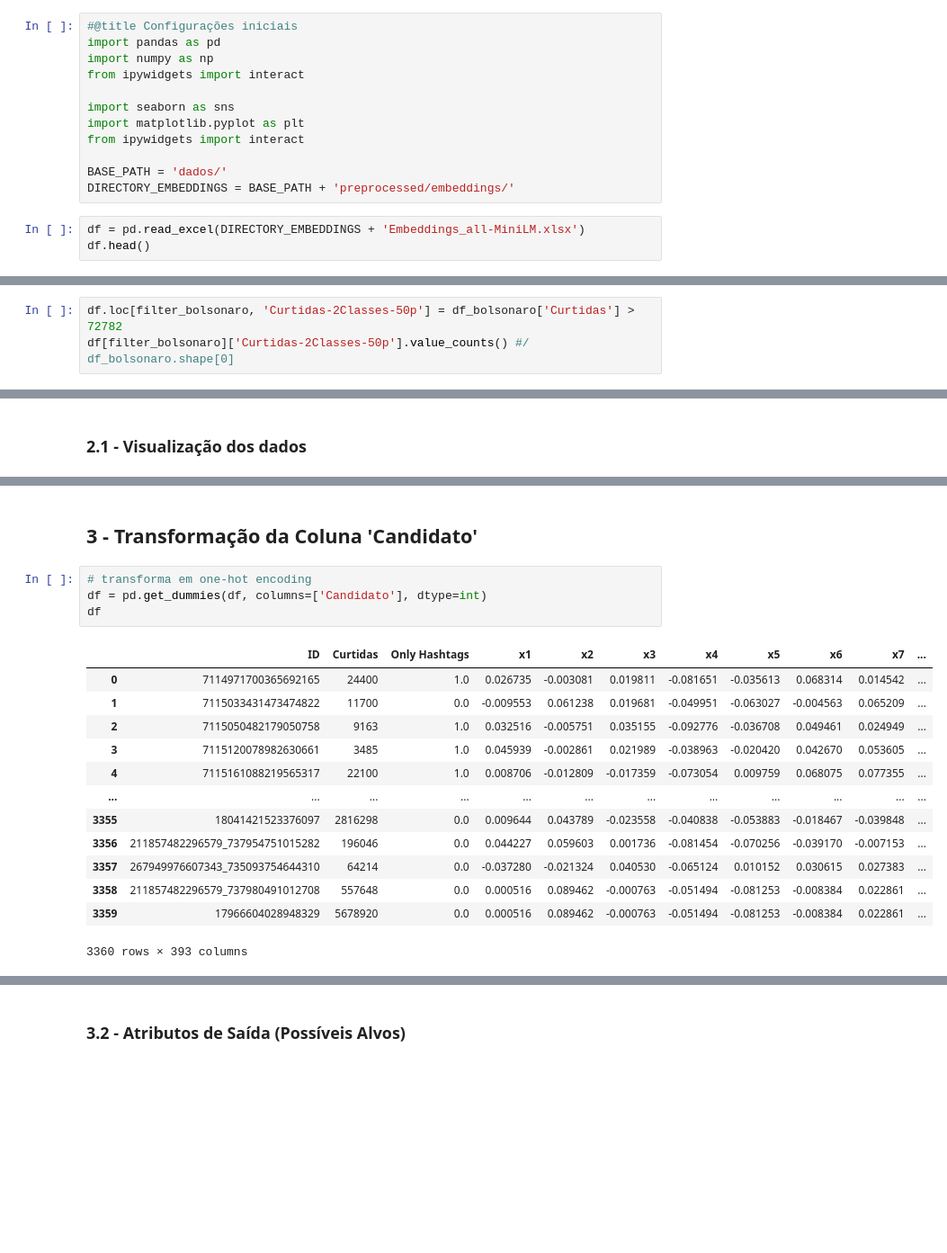
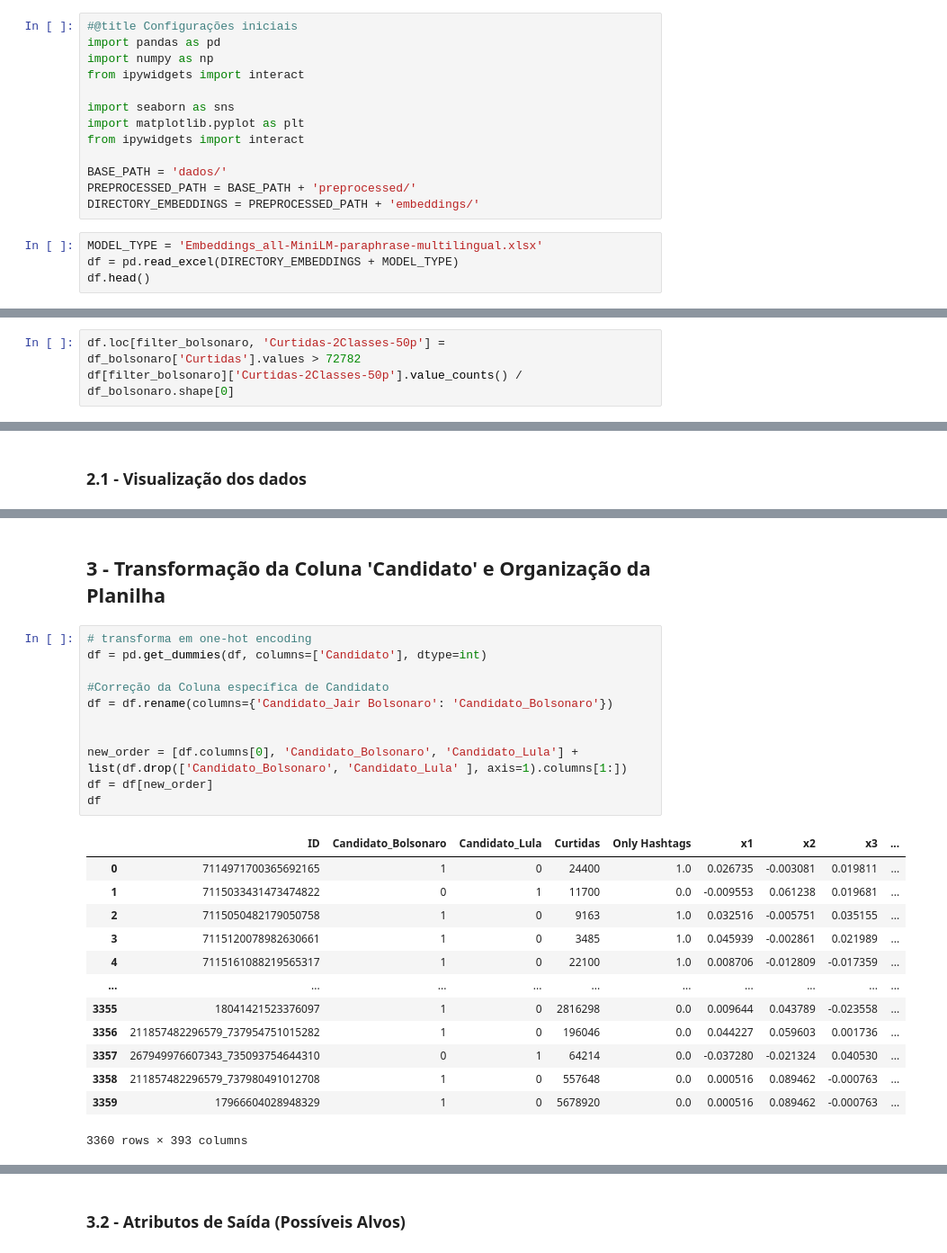
Before and after one commit to pablo-sampaio/embedding-to-likes, a Jupyter notebook: 1.2-Preprocessamento_B_Wellington.ipynb, the cells around one changed output, grey strips where cells are left out. Shown: that part at 90% size. Cells and saved outputs as stored; diff of their text form; blank space fills up the shorter version.

```diff
--- a/1.2-Preprocessamento_B_Wellington.ipynb
+++ b/1.2-Preprocessamento_B_Wellington.ipynb
@@ -16,9 +16,11 @@ import matplotlib.pyplot as plt
 from ipywidgets import interact
 
 BASE_PATH = 'dados/'
-DIRECTORY_EMBEDDINGS = BASE_PATH + 'preprocessed/embeddings/'
+PREPROCESSED_PATH = BASE_PATH + 'preprocessed/'
+DIRECTORY_EMBEDDINGS = PREPROCESSED_PATH + 'embeddings/'
 # %%
-df = pd.read_excel(DIRECTORY_EMBEDDINGS + 'Embeddings_all-MiniLM.xlsx')
+MODEL_TYPE = 'Embeddings_all-MiniLM-paraphrase-multilingual.xlsx'
+df = pd.read_excel(DIRECTORY_EMBEDDINGS + MODEL_TYPE)
 df.head()
 # %% [output]
 |  | ID | Candidato | Curtidas | Only Hashtags | x1 | x2 | x3 | x4 | x5 | x6 | ... |
@@ -168,7 +153,7 @@ df.groupby('Candidato')['Curtidas'].describe()
 # %% [markdown]
 **Divisão pela Mediana (50-percentil)**
 # %%
-df.loc[filter_bolsonaro, 'Curtidas-2Classes-50p'] = df_bolsonaro['Curtidas'] > 72782
-df[filter_bolsonaro]['Curtidas-2Classes-50p'].value_counts() #/ df_bolsonaro.shape[0]
+df.loc[filter_bolsonaro, 'Curtidas-2Classes-50p'] = df_bolsonaro['Curtidas'].values > 72782
+df[filter_bolsonaro]['Curtidas-2Classes-50p'].value_counts() / df_bolsonaro.shape[0]
 # %% [output]
 Curtidas-2Classes-50p
@@ -223,21 +203,28 @@ interactive(children=(Dropdown(description='column', options=('Candidato', 'Curt
 # %% [markdown]
-## 3 - Transformação da Coluna 'Candidato'
+## 3 - Transformação da Coluna 'Candidato' e Organização da Planilha
 # %%
 # transforma em one-hot encoding
 df = pd.get_dummies(df, columns=['Candidato'], dtype=int)
+
+#Correção da Coluna específica de Candidato
+df = df.rename(columns={'Candidato_Jair Bolsonaro': 'Candidato_Bolsonaro'})
+
+
+new_order = [df.columns[0], 'Candidato_Bolsonaro', 'Candidato_Lula'] + list(df.drop(['Candidato_Bolsonaro', 'Candidato_Lula' ], axis=1).columns[1:])
+df = df[new_order]
 df
 # %% [output]
-|  | ID | Curtidas | Only Hashtags | x1 | x2 | x3 | x4 | x5 | x6 | x7 | ... |
-| 0 | 7114971700365692165 | 24400 | 1.0 | 0.026735 | -0.003081 | 0.019811 | -0.081651 | -0.035613 | 0.068314 | 0.014542 | ... |
-| 1 | 7115033431473474822 | 11700 | 0.0 | -0.009553 | 0.061238 | 0.019681 | -0.049951 | -0.063027 | -0.004563 | 0.065209 | ... |
-| 2 | 7115050482179050758 | 9163 | 1.0 | 0.032516 | -0.005751 | 0.035155 | -0.092776 | -0.036708 | 0.049461 | 0.024949 | ... |
-| 3 | 7115120078982630661 | 3485 | 1.0 | 0.045939 | -0.002861 | 0.021989 | -0.038963 | -0.020420 | 0.042670 | 0.053605 | ... |
-| 4 | 7115161088219565317 | 22100 | 1.0 | 0.008706 | -0.012809 | -0.017359 | -0.073054 | 0.009759 | 0.068075 | 0.077355 | ... |
-| ... | ... | ... | ... | ... | ... | ... | ... | ... | ... | ... | ... |
-| 3355 | 18041421523376097 | 2816298 | 0.0 | 0.009644 | 0.043789 | -0.023558 | -0.040838 | -0.053883 | -0.018467 | -0.039848 | ... |
-| 3356 | 211857482296579_737954751015282 | 196046 | 0.0 | 0.044227 | 0.059603 | 0.001736 | -0.081454 | -0.070256 | -0.039170 | -0.007153 | ... |
-| 3357 | 267949976607343_735093754644310 | 64214 | 0.0 | -0.037280 | -0.021324 | 0.040530 | -0.065124 | 0.010152 | 0.030615 | 0.027383 | ... |
-| 3358 | 211857482296579_737980491012708 | 557648 | 0.0 | 0.000516 | 0.089462 | -0.000763 | -0.051494 | -0.081253 | -0.008384 | 0.022861 | ... |
-| 3359 | 17966604028948329 | 5678920 | 0.0 | 0.000516 | 0.089462 | -0.000763 | -0.051494 | -0.081253 | -0.008384 | 0.022861 | ... |
+|  | ID | Candidato_Bolsonaro | Candidato_Lula | Curtidas | Only Hashtags | x1 | x2 | x3 | ... |
+| 0 | 7114971700365692165 | 1 | 0 | 24400 | 1.0 | 0.026735 | -0.003081 | 0.019811 | ... |
+| 1 | 7115033431473474822 | 0 | 1 | 11700 | 0.0 | -0.009553 | 0.061238 | 0.019681 | ... |
+| 2 | 7115050482179050758 | 1 | 0 | 9163 | 1.0 | 0.032516 | -0.005751 | 0.035155 | ... |
+| 3 | 7115120078982630661 | 1 | 0 | 3485 | 1.0 | 0.045939 | -0.002861 | 0.021989 | ... |
+| 4 | 7115161088219565317 | 1 | 0 | 22100 | 1.0 | 0.008706 | -0.012809 | -0.017359 | ... |
+| ... | ... | ... | ... | ... | ... | ... | ... | ... | ... |
+| 3355 | 18041421523376097 | 1 | 0 | 2816298 | 0.0 | 0.009644 | 0.043789 | -0.023558 | ... |
+| 3356 | 211857482296579_737954751015282 | 1 | 0 | 196046 | 0.0 | 0.044227 | 0.059603 | 0.001736 | ... |
+| 3357 | 267949976607343_735093754644310 | 0 | 1 | 64214 | 0.0 | -0.037280 | -0.021324 | 0.040530 | ... |
+| 3358 | 211857482296579_737980491012708 | 1 | 0 | 557648 | 0.0 | 0.000516 | 0.089462 | -0.000763 | ... |
+| 3359 | 17966604028948329 | 1 | 0 | 5678920 | 0.0 | 0.000516 | 0.089462 | -0.000763 | ... |
 3360 rows × 393 columns
 # %% [markdown]
```
Also changed, not shown: parts of 18 cells of this notebook, 6 other files.
